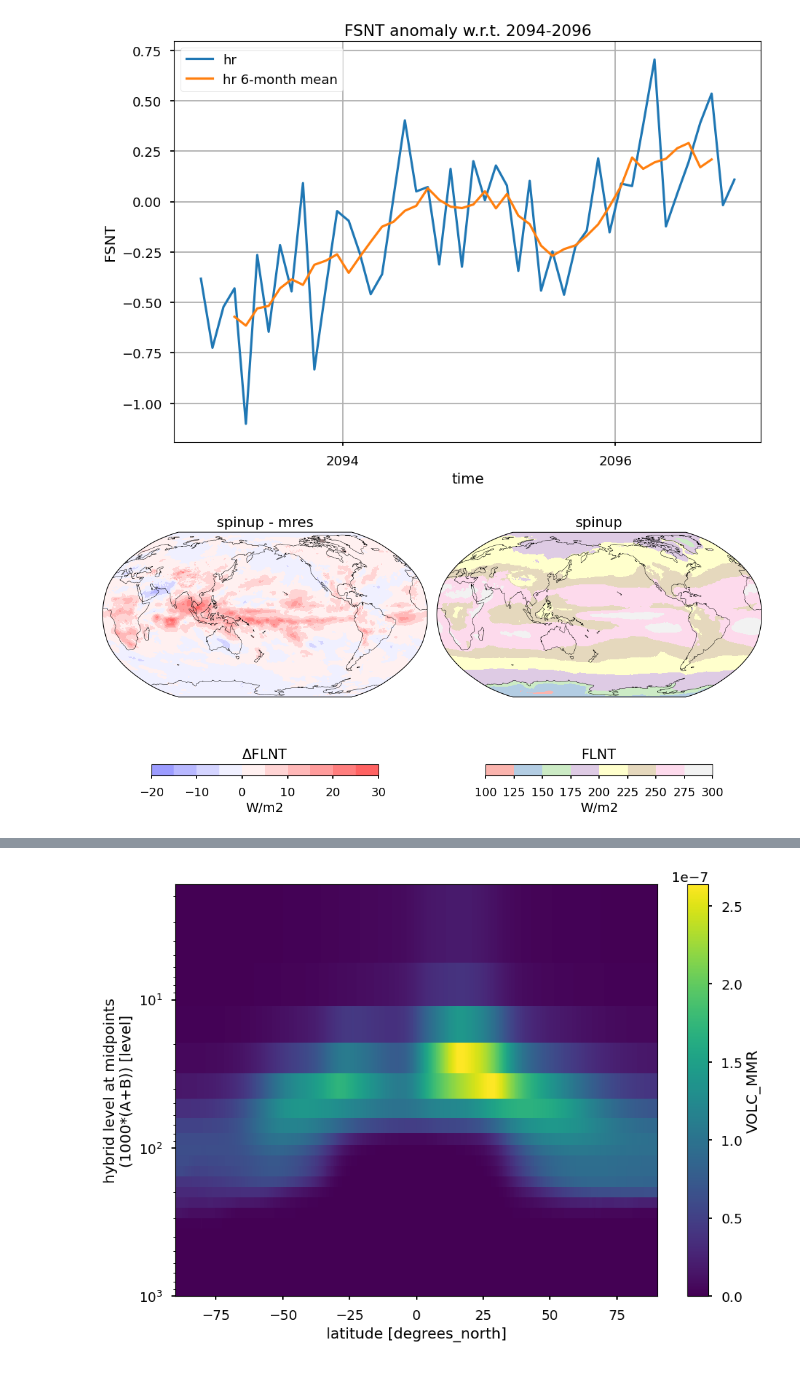
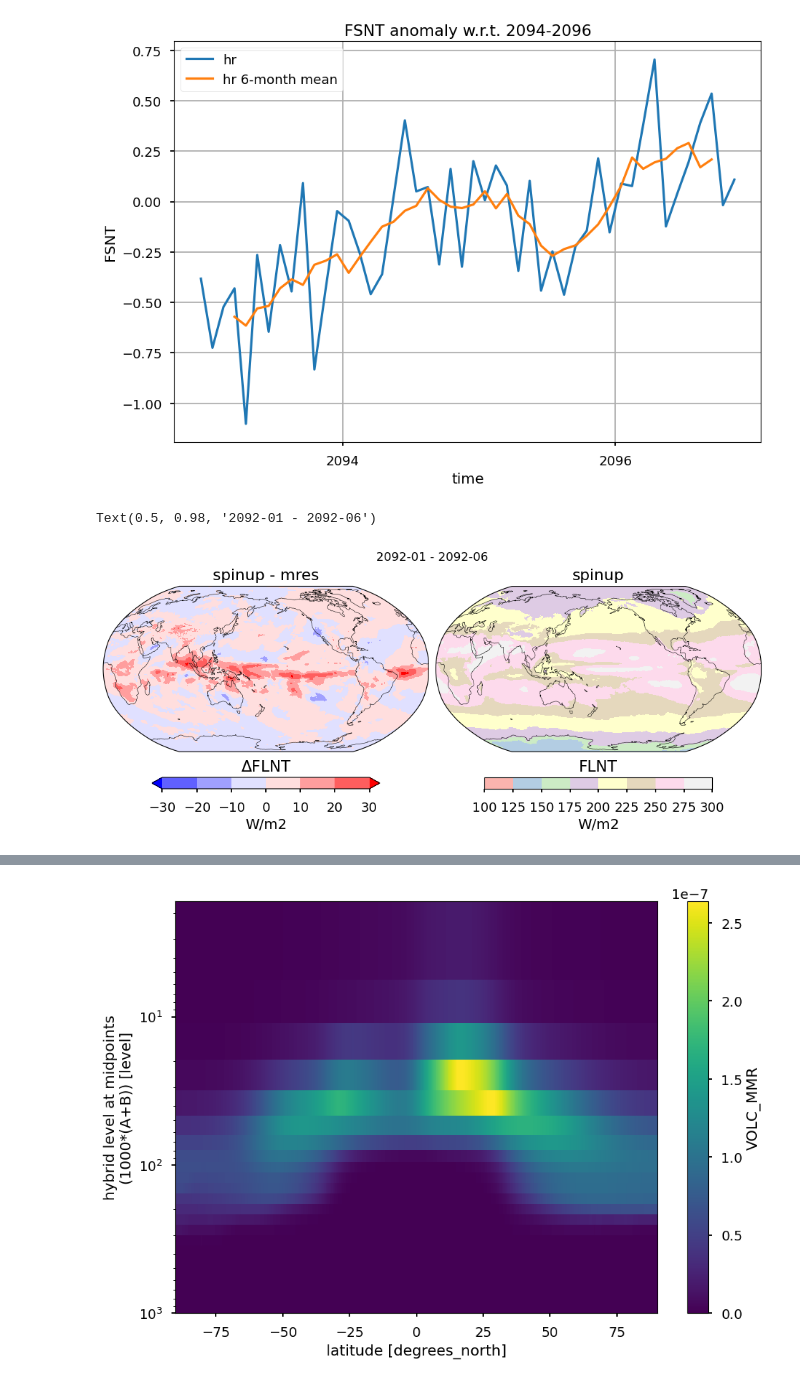
Before and after one commit to JdeJong96/sai-git, a Jupyter notebook: sai/jupyter/hres_check_14aug.ipynb, the cells around one changed output, grey strips where cells are left out. Saved outputs shown, nothing was run; the diff lists cells and outputs as text; code cells hidden in the pictures.

```diff
--- a/sai/jupyter/hres_check_14aug.ipynb
+++ b/sai/jupyter/hres_check_14aug.ipynb
@@ -44,13 +44,16 @@ volg = gdir+'volcaero/volcaero_1999-2100_SSP585_CAMfeedback.nc'
 hrgdir = lambda i: f'/projects/0/nwo2021025/archive/hres_b.e10.B2000_CAM5.f02_t12.started_2092-12.00{i}/'
 camhrg = lambda i: hrgdir(i) + f'atm/hist/hres_b.e10.B2000_CAM5.f02_t12.started_2092-12.00{i}.cam2.h0.????-??.nc'
 
-hrsdir = '/projects/0/nwo2021025/archive/hres_b.e10.B2000_CAM5.f02_t12.spinup_from_mres_2092-01_FAIL/'
-camhrs = hrsdir+'atm/hist/hres_b.e10.B2000_CAM5.f02_t12.spinup_from_mres_2092-01.cam2.h0.2092-??.nc'
-volhrs = hrsdir+'volcaero/volcaero_1999-2100_SSP585_CAMfeedback.nc'
+hrgfdir = lambda i: f'/projects/0/nwo2021025/archive/hres_b.e10.B2000_CAM5.f02_t12.started_2092-12.00{i}_FAIL/'
+camhrgf = lambda i: hrgfdir(i) + f'atm/hist/hres_b.e10.B2000_CAM5.f02_t12.started_2092-12.00{i}.cam2.h0.????-??.nc'
 
-hrtdir = '/projects/0/nwo2021025/archive/hres_b.e10.B2000_CAM5.f02_t12.spinup_from_mres_2092-01/'
-camhrt = hrtdir+'atm/hist/hres_b.e10.B2000_CAM5.f02_t12.spinup_from_mres_2092-01.cam2.h0.2092-??.nc'
-volhrt = hrtdir+'volcaero/volcaero_1999-2100_SSP585_CAMfeedback.nc'
+hrsfdir = '/projects/0/nwo2021025/archive/hres_b.e10.B2000_CAM5.f02_t12.spinup_from_mres_2092-01_FAIL/'
+camhrsf = hrsfdir+'atm/hist/hres_b.e10.B2000_CAM5.f02_t12.spinup_from_mres_2092-01.cam2.h0.2092-??.nc'
+volhrsf = hrsfdir+'volcaero/volcaero_1999-2100_SSP585_CAMfeedback.nc'
+
+hrsdir = '/projects/0/nwo2021025/archive/hres_b.e10.B2000_CAM5.f02_t12.spinup_from_mres_2092-01/'
+camhrs = hrtdir+'atm/hist/hres_b.e10.B2000_CAM5.f02_t12.spinup_from_mres_2092-01.cam2.h0.2092-??.nc'
+volhrs = hrtdir+'volcaero/volcaero_1999-2100_SSP585_CAMfeedback.nc'
 # %%
 # run this instead for local testing with a subset of the data
 camc = '/Users/jasperdejong/Documents/PhD/Geo/sai-git/sai/data/deg5/spinup_pd_maxcores_5deg.cam2.h0.????-??.nc'
@@ -150,12 +153,14 @@ cam = {
     # 'cnt': shift_time(center_time(xr.open_mfdataset(camc, data_vars='minimal', coords='minimal', compat='override')), ndays=365*1800),
     'cnt': center_time(xr.open_mfdataset(camc, **open_kwargs)),
     'geo': center_time(xr.open_mfdataset(camg, **open_kwargs)),
+    # 'geof': center_time(xr.open_mfdataset(, **open_kwargs)),
     'hr1': center_time(xr.open_mfdataset(camhrg(1), **open_kwargs)),
-    'hr2': center_time(xr.open_mfdataset(camhrg(2), **open_kwargs)),
-    'hr3': center_time(xr.open_mfdataset(camhrg(3), **open_kwargs)),
-    'hr4': center_time(xr.open_mfdataset(camhrg(4), **open_kwargs)),
-    'hr5': center_time(xr.open_mfdataset(camhrg(5), **open_kwargs)),
+    'hr1f': center_time(xr.open_mfdataset(camhrgf(1), **open_kwargs)),
+    #'hr2': center_time(xr.open_mfdataset(camhrg(2), **open_kwargs)),
+    #'hr3': center_time(xr.open_mfdataset(camhrg(3), **open_kwargs)),
+    #'hr4': center_time(xr.open_mfdataset(camhrg(4), **open_kwargs)),
+    #'hr5': center_time(xr.open_mfdataset(camhrg(5), **open_kwargs)),
     'hrs': center_time(xr.open_mfdataset(camhrs, **open_kwargs)),
-    'hrt': center_time(xr.open_mfdataset(camhrt, **open_kwargs))
+    'hrsf': center_time(xr.open_mfdataset(camhrsf, **open_kwargs))
 }
 # %% [output]
@@ -329,23 +356,26 @@ Text(0.5, 1.0, 'FSNT anomaly w.r.t. 2094-2096')
 [figure]
 # %%
 VAR = 'FLNT'
-tslice = slice('2092-01','2092-11')
+tslice = slice('2092-01','2092-06')
+dlevels = range(-30,31,10)
+levels = range(100,301,25)
 Y = (cam['hrt'][VAR].sel(time=tslice).interp(lat=cam['geo'].lat, lon=cam['geo'].lon) - cam['geo'][VAR].sel(time=tslice)).mean('time', keep_attrs=True)
 
-fig,ax = plt.subplots(1,2,subplot_kw={'projection':ccrs.Robinson(central_longitude=180)})
-#ax = plt.axes(projection=ccrs.Robinson(central_longitude=180))
-pd = ax[0].contourf(Y.lon, Y.lat, Y, levels=10, cmap='bwr', transform=ccrs.PlateCarree(), norm=CenteredNorm(vcenter=0, halfrange=45))
+fig,ax = plt.subplots(1,2, layout="compressed", figsize=(10,4), subplot_kw={'projection':ccrs.Robinson(central_longitude=180)})
+pd = ax[0].contourf(Y.lon, Y.lat, Y, levels=dlevels, cmap='bwr', transform=ccrs.PlateCarree(), extend='both',
+                    norm=CenteredNorm(vcenter=0, halfrange=40))
 ax[0].coastlines()
 cb = fig.colorbar(pd, ax=ax[0], orientation='horizontal', shrink=.7, label=cam['hrt'][VAR].units)
 cb.ax.set_title(r"$\Delta$"+VAR)
 ax[0].set_title('spinup - mres')
 
-ps = ax[1].contourf(cam['hrt'].lon, cam['hrt'].lat, cam['hrt'][VAR].sel(time=tslice).mean('time',keep_attrs=True), transform=ccrs.PlateCarree(), cmap='Pastel1')
+ps = ax[1].contourf(cam['hrt'].lon, cam['hrt'].lat, cam['hrt'][VAR].sel(time=tslice).mean('time',keep_attrs=True),
+                    levels=levels, transform=ccrs.PlateCarree(), cmap='Pastel1')
 ax[1].set_title('spinup')
 ax[1].coastlines()
 cb2 = fig.colorbar(ps, ax=ax[1], orientation='horizontal', shrink=.7, label=cam['hrt'][VAR].units)
 cb2.ax.set_title(VAR)
-
-plt.tight_layout()
+fig.suptitle(f"{tslice.start} - {tslice.stop}")
 # %% [output]
+Text(0.5, 0.98, '2092-01 - 2092-06')
-[figure, old version]
+[figure, new version]
```
Also changed, not shown: parts of 18 cells of this notebook.
